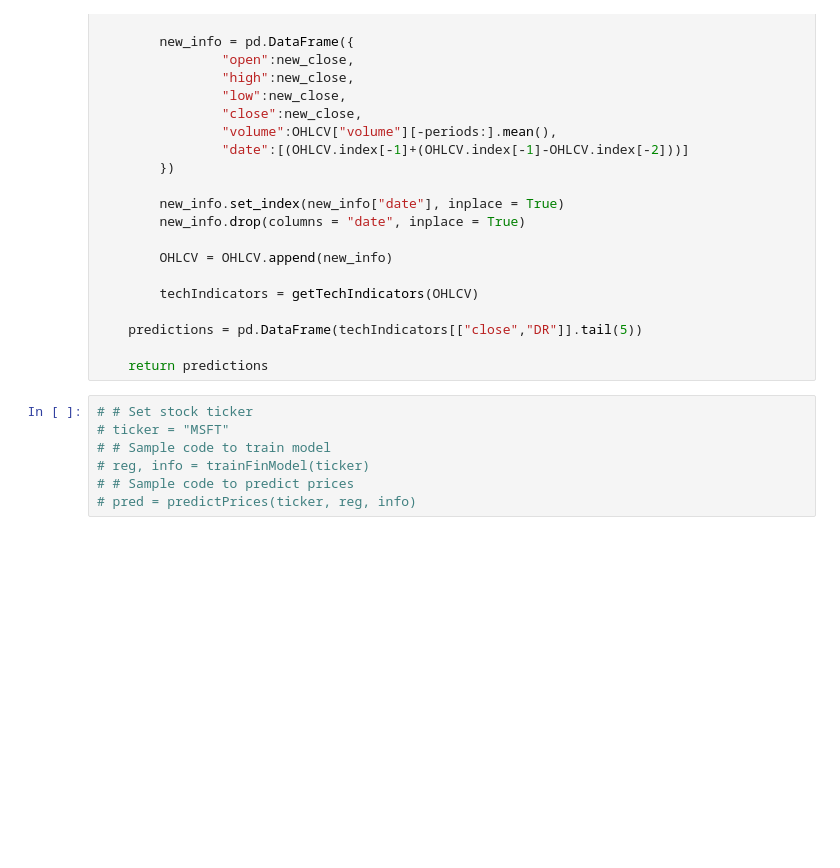
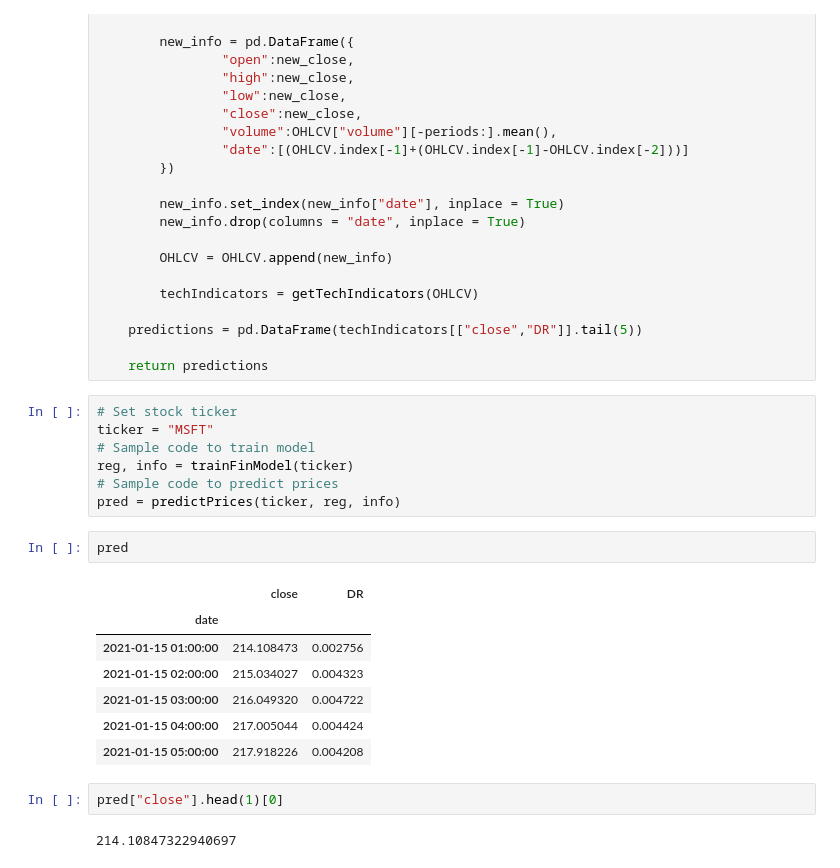
Before and after one commit to albertlk/4A_Trading, a Jupyter notebook: FinancialAnalysis_LR.ipynb, the cells around one changed output. Cells and saved outputs as stored; diff of their text form; blank space fills up the shorter version.

```diff
--- a/FinancialAnalysis_LR.ipynb
+++ b/FinancialAnalysis_LR.ipynb
@@ -113,9 +113,23 @@ def predictPrices (ticker, model, modelInfo, startDate = "2020-11-01", endDate =
 
     return predictions
 # %%
-# # Set stock ticker
-# ticker = "MSFT"
-# # Sample code to train model
-# reg, info = trainFinModel(ticker)
-# # Sample code to predict prices
-# pred = predictPrices(ticker, reg, info)
+# Set stock ticker
+ticker = "MSFT"
+# Sample code to train model
+reg, info = trainFinModel(ticker)
+# Sample code to predict prices
+pred = predictPrices(ticker, reg, info)
+# %%
+pred
+# %% [output]
+|  | close | DR |
+| date |  |  |
+| 2021-01-15 01:00:00 | 214.108473 | 0.002756 |
+| 2021-01-15 02:00:00 | 215.034027 | 0.004323 |
+| 2021-01-15 03:00:00 | 216.049320 | 0.004722 |
+| 2021-01-15 04:00:00 | 217.005044 | 0.004424 |
+| 2021-01-15 05:00:00 | 217.918226 | 0.004208 |
+# %%
+pred["close"].head(1)[0]
+# %% [output]
+214.10847322940697
```
Also changed, not shown: 3 other files.
